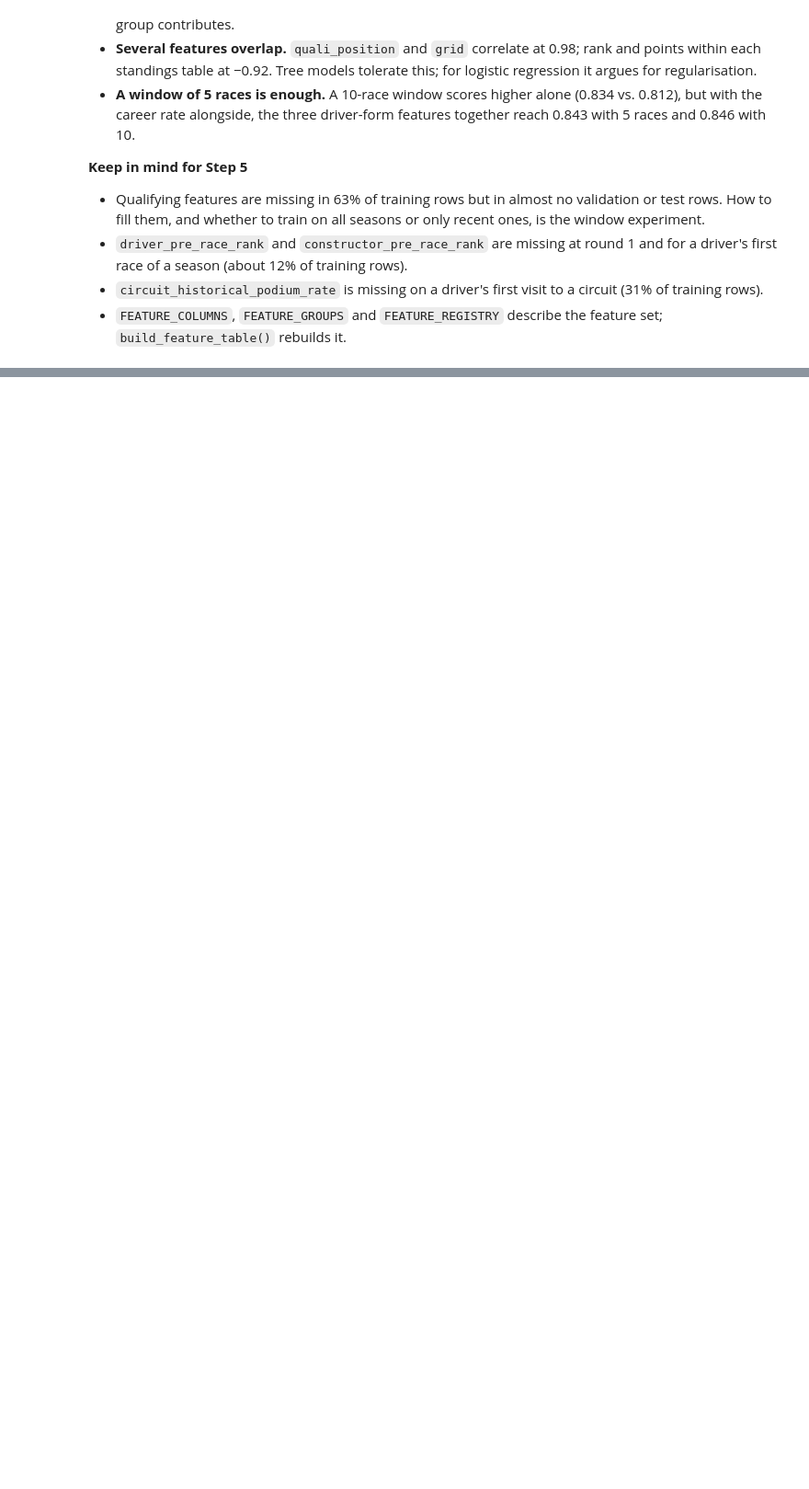
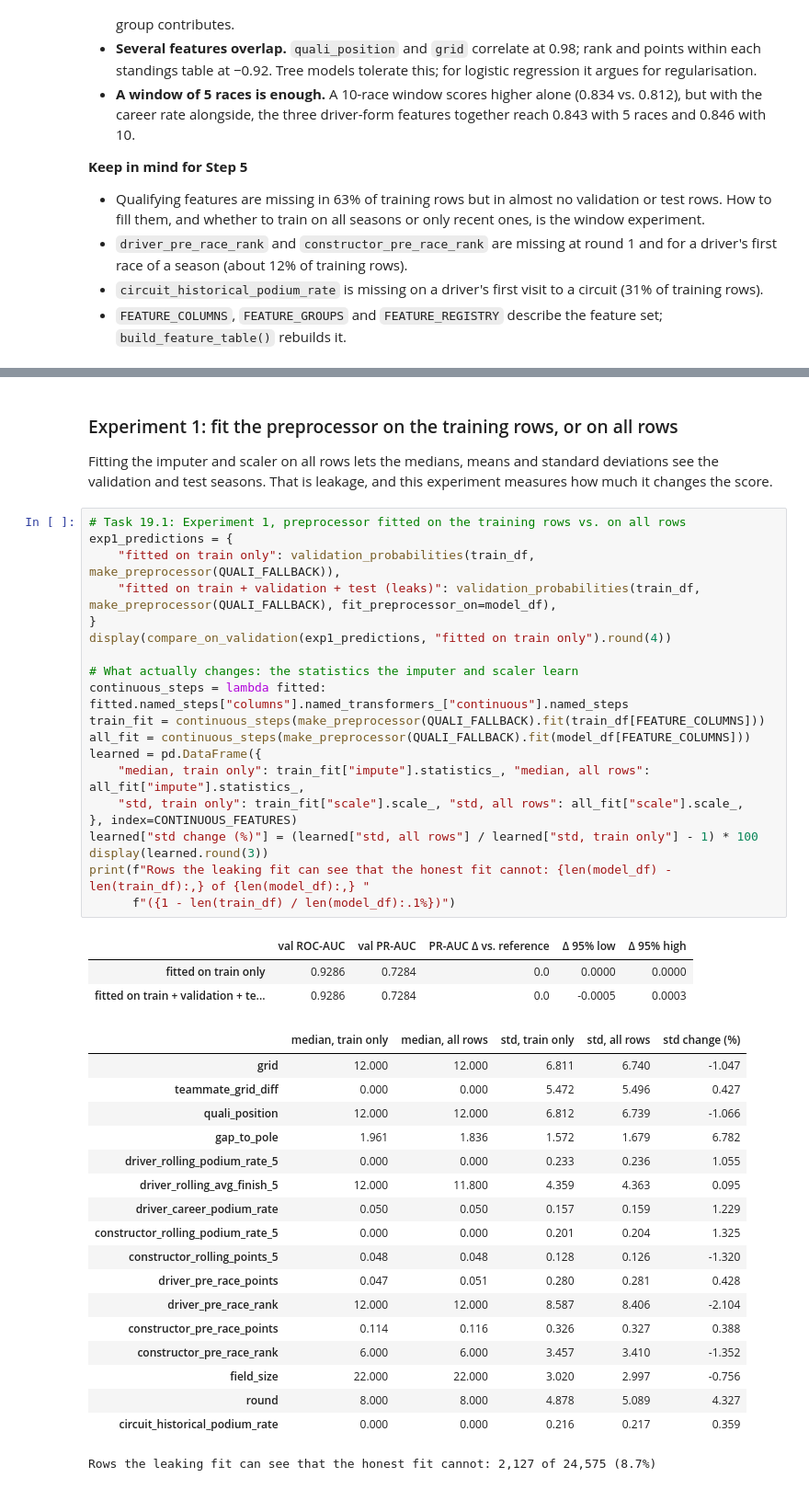
Before and after one commit to Abdel-RahmanIII/Formula-1, a Jupyter notebook: formula-1.ipynb, the cells around one changed output, grey strips where cells are left out. Shown at 92% size. Saved outputs shown, nothing was run; the diff lists cells and outputs as text; blank space fills up the shorter version.

```diff
--- a/formula-1.ipynb
+++ b/formula-1.ipynb
@@ -2241,0 +2592,46 @@ display(pd.DataFrame(window_scores).round(3))
+# %% [markdown]
+### Experiment 1: fit the preprocessor on the training rows, or on all rows
+
+Fitting the imputer and scaler on all rows lets the medians, means and standard deviations see the validation and test seasons. That is leakage, and this experiment measures how much it changes the score.
+# %%
+# Task 19.1: Experiment 1, preprocessor fitted on the training rows vs. on all rows
+exp1_predictions = {
+    "fitted on train only": validation_probabilities(train_df, make_preprocessor(QUALI_FALLBACK)),
+    "fitted on train + validation + test (leaks)": validation_probabilities(train_df, make_preprocessor(QUALI_FALLBACK), fit_preprocessor_on=model_df),
+}
+display(compare_on_validation(exp1_predictions, "fitted on train only").round(4))
+
+# What actually changes: the statistics the imputer and scaler learn
+continuous_steps = lambda fitted: fitted.named_steps["columns"].named_transformers_["continuous"].named_steps
+train_fit = continuous_steps(make_preprocessor(QUALI_FALLBACK).fit(train_df[FEATURE_COLUMNS]))
+all_fit = continuous_steps(make_preprocessor(QUALI_FALLBACK).fit(model_df[FEATURE_COLUMNS]))
+learned = pd.DataFrame({
+    "median, train only": train_fit["impute"].statistics_, "median, all rows": all_fit["impute"].statistics_,
+    "std, train only": train_fit["scale"].scale_, "std, all rows": all_fit["scale"].scale_,
+}, index=CONTINUOUS_FEATURES)
+learned["std change (%)"] = (learned["std, all rows"] / learned["std, train only"] - 1) * 100
+display(learned.round(3))
+print(f"Rows the leaking fit can see that the honest fit cannot: {len(model_df) - len(train_df):,} of {len(model_df):,} "
+      f"({1 - len(train_df) / len(model_df):.1%})")
+# %% [output]
+|  | val ROC-AUC | val PR-AUC | PR-AUC Δ vs. reference | Δ 95% low | Δ 95% high |
+| fitted on train only | 0.9286 | 0.7284 | 0.0 | 0.0000 | 0.0000 |
+| fitted on train + validation + te... | 0.9286 | 0.7284 | 0.0 | -0.0005 | 0.0003 |
+|  | median, train only | median, all rows | std, train only | std, all rows | std change (%) |
+| grid | 12.000 | 12.000 | 6.811 | 6.740 | -1.047 |
+| teammate_grid_diff | 0.000 | 0.000 | 5.472 | 5.496 | 0.427 |
+| quali_position | 12.000 | 12.000 | 6.812 | 6.739 | -1.066 |
+| gap_to_pole | 1.961 | 1.836 | 1.572 | 1.679 | 6.782 |
+| driver_rolling_podium_rate_5 | 0.000 | 0.000 | 0.233 | 0.236 | 1.055 |
+| driver_rolling_avg_finish_5 | 12.000 | 11.800 | 4.359 | 4.363 | 0.095 |
+| driver_career_podium_rate | 0.050 | 0.050 | 0.157 | 0.159 | 1.229 |
+| constructor_rolling_podium_rate_5 | 0.000 | 0.000 | 0.201 | 0.204 | 1.325 |
+| constructor_rolling_points_5 | 0.048 | 0.048 | 0.128 | 0.126 | -1.320 |
+| driver_pre_race_points | 0.047 | 0.051 | 0.280 | 0.281 | 0.428 |
+| driver_pre_race_rank | 12.000 | 12.000 | 8.587 | 8.406 | -2.104 |
+| constructor_pre_race_points | 0.114 | 0.116 | 0.326 | 0.327 | 0.388 |
+| constructor_pre_race_rank | 6.000 | 6.000 | 3.457 | 3.410 | -1.352 |
+| field_size | 22.000 | 22.000 | 3.020 | 2.997 | -0.756 |
+| round | 8.000 | 8.000 | 4.878 | 5.089 | 4.327 |
+| circuit_historical_podium_rate | 0.000 | 0.000 | 0.216 | 0.217 | 0.359 |
+Rows the leaking fit can see that the honest fit cannot: 2,127 of 24,575 (8.7%)
```
Also changed, not shown: parts of 25 cells of this notebook, 6 other files.
